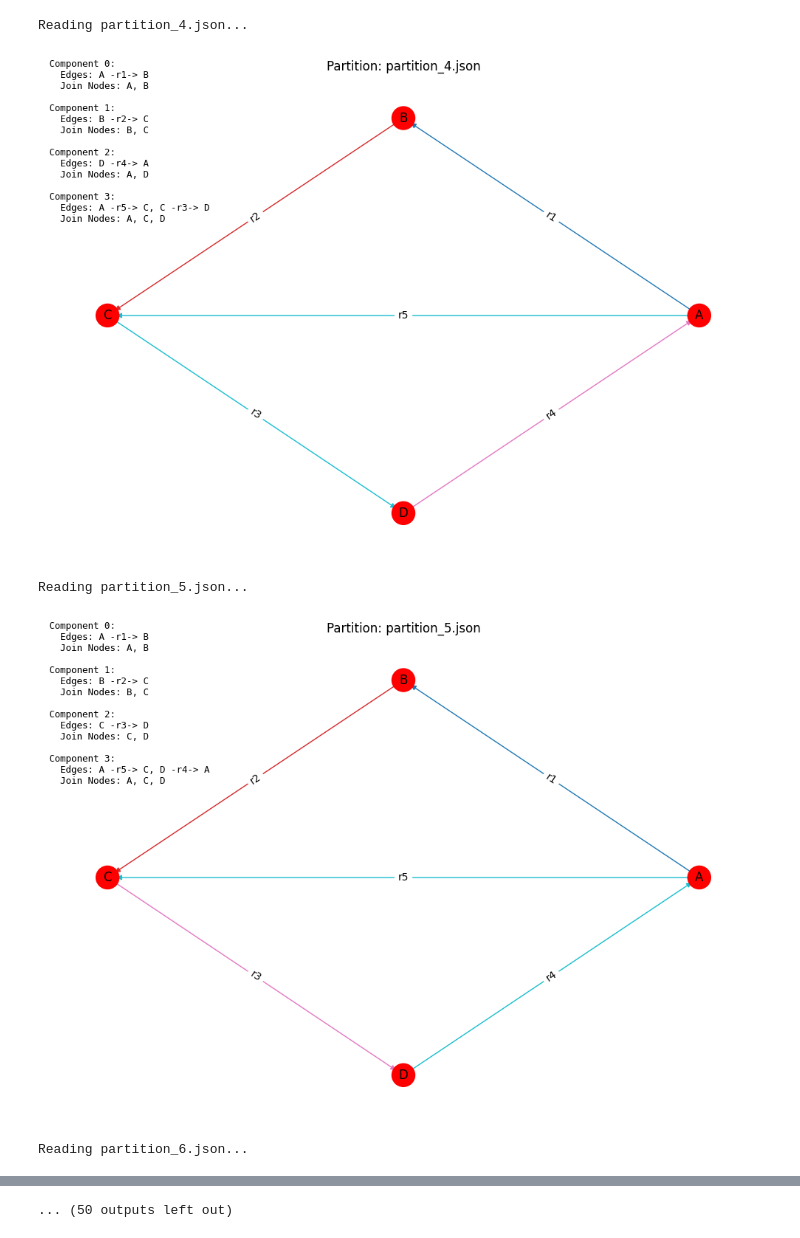
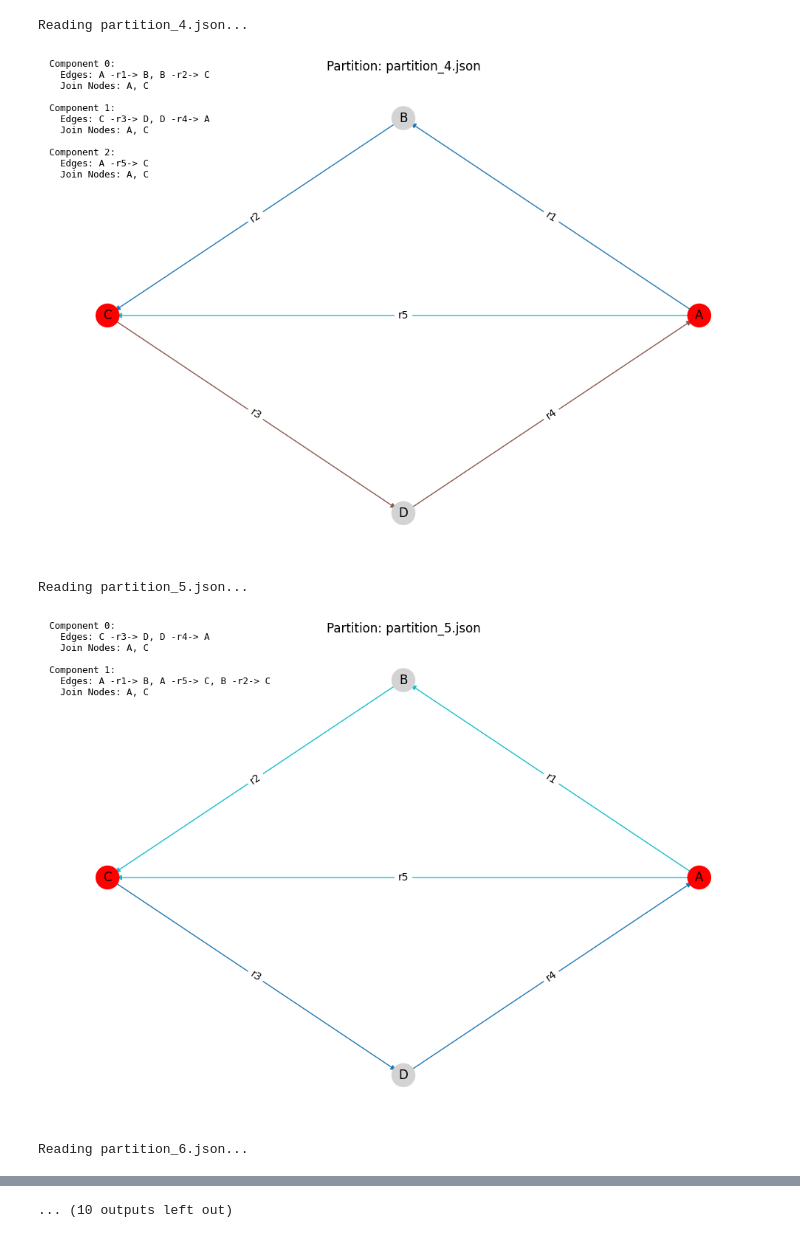
Before and after one commit to Dazai1623818/decomposition, a Jupyter notebook: vis.ipynb, the cells around one changed output, grey strips where cells are left out. Cells and saved outputs as stored; diff of their text form; code cells hidden in the pictures.

```diff
--- a/vis.ipynb
+++ b/vis.ipynb
@@ -86,6 +86,6 @@ def visualize_partitions(mode="unfiltered"):
         plt.tight_layout()
         plt.show()
 # %%
-visualize_partitions("unfiltered")
+visualize_partitions("cpq")
 # %% [output]
 Loaded free variables: {'A'}
@@ -100,5 +100,5 @@ Reading partition_3.json...
 Reading partition_4.json...
-[figure, old version]
+[figure, new version]
 Reading partition_5.json...
-[figure, old version]
+[figure, new version]
 Reading partition_6.json...
@@ -106 +106 @@ Reading partition_6.json...
-... (50 outputs left out)
+... (10 outputs left out)
```
Also changed, not shown: parts of 1 cell of this notebook.
